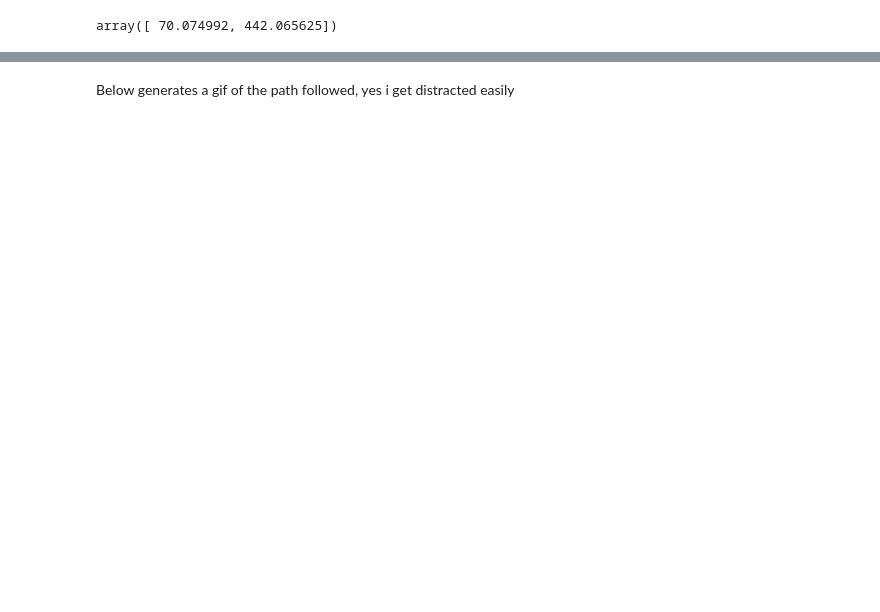
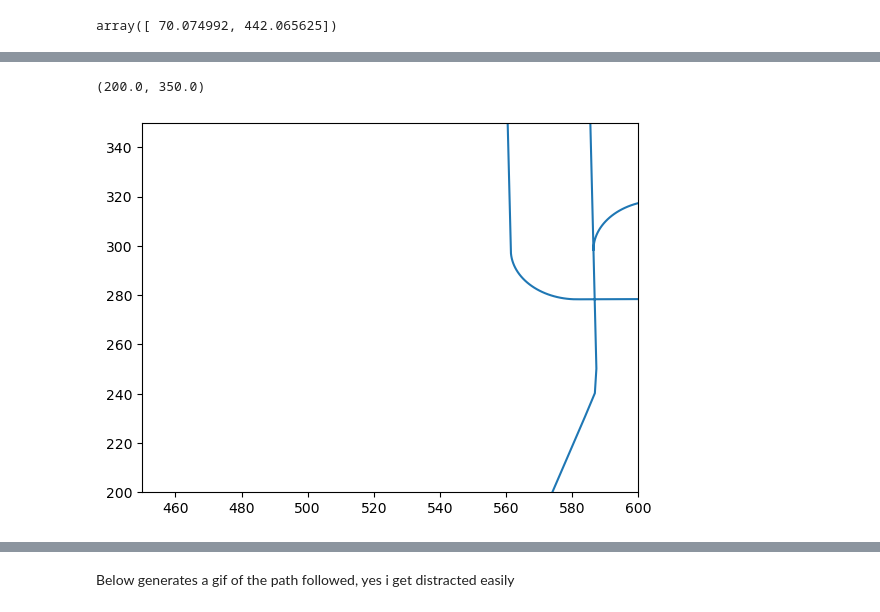
Before and after one commit to NickBak08/AgricultureRobotics, a Jupyter notebook: PathPlanning/testing_functions.ipynb, the cells around one changed output, grey strips where cells are left out. Cells and saved outputs as stored; diff of their text form; code cells hidden in the pictures; blank space fills up the shorter version.

```diff
--- a/PathPlanning/testing_functions.ipynb
+++ b/PathPlanning/testing_functions.ipynb
@@ -448,0 +658,17 @@ Name: 0, dtype: float64
+# %%
+# from shapely.ops import split
+# result = split(paths[-1],closest.buffer(0.001))
+# result.geoms[1]
+# result_list = [gpd.GeoSeries(result.geoms[1]),gpd.GeoSeries(result.geoms[2]),gpd.GeoSeries(result.geoms[0])]
+# df = path_to_df(result_list)
+n1 = 150
+n = 1000
+plt.plot(headland_path['x'].iloc[n1:n],headland_path['y'].iloc[n1:n])
+plt.xlim([450,600])
+plt.ylim([200,350])
+
+# plt.axis('equal')
+# len(paths)
+# %% [output]
+(200.0, 350.0)
+[figure, added]
```
Also changed, not shown: parts of 46 cells of this notebook.
